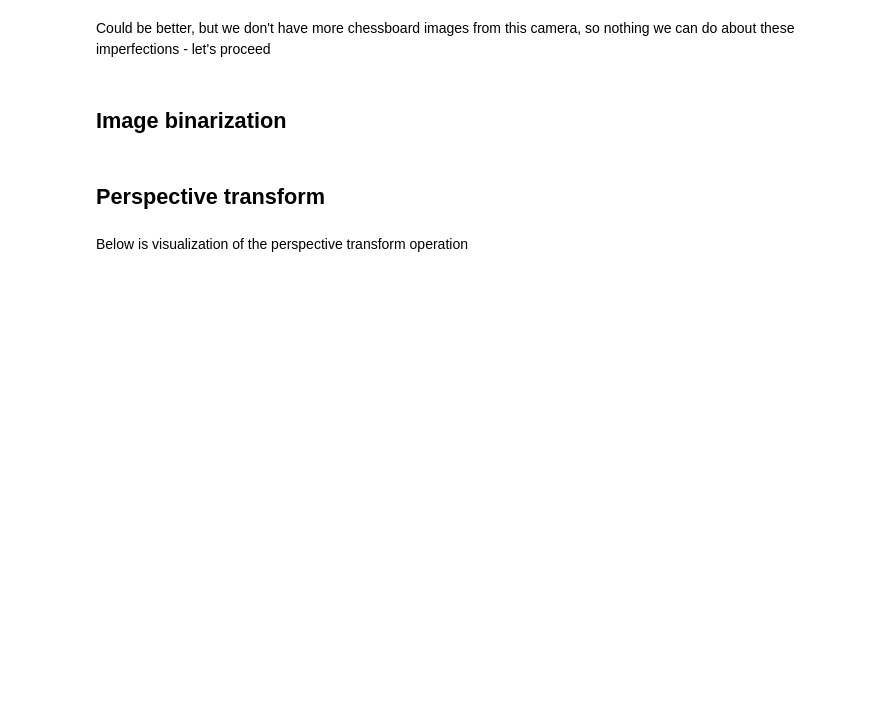
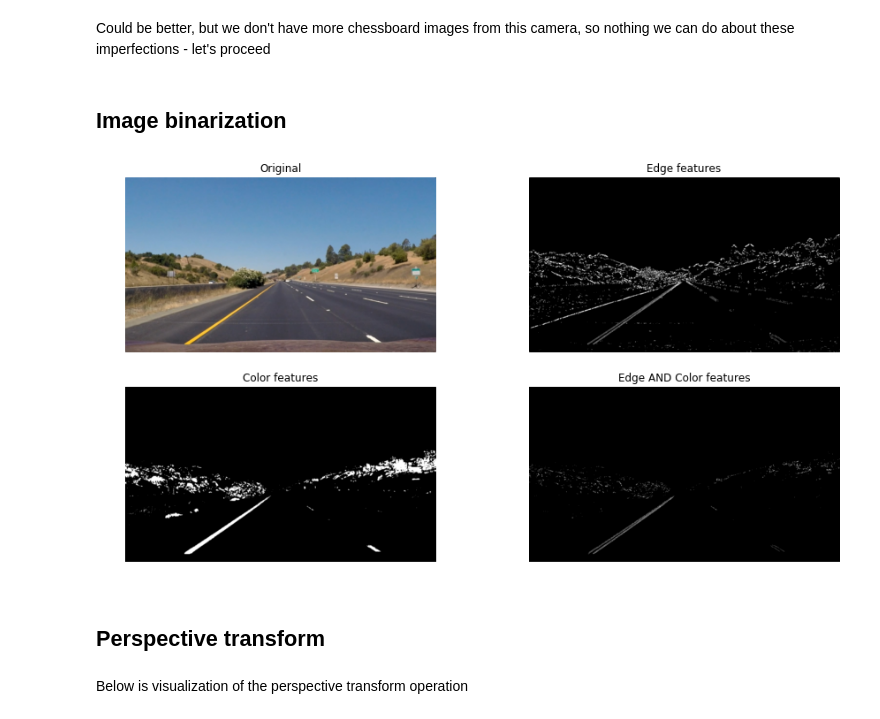
Before and after one commit to toshas/CarND-Advanced-Lane-Lines, a Jupyter notebook: P4.ipynb, the cells around one changed output. Cells and saved outputs as stored; diff of their text form; code cells hidden in the pictures; blank space fills up the shorter version.

Commit message:
added binarization methods

```diff
--- a/P4.ipynb
+++ b/P4.ipynb
@@ -9,6 +9,8 @@ import matplotlib as mpl
 import matplotlib.pyplot as plt
 %matplotlib inline
 # kill axis in rcParams
+#print(mpl.rcParams.keys())
+mpl.rc('image', interpolation='bilinear')
 mpl.rc('axes.spines',top=False,bottom=False,left=False,right=False);
 mpl.rc('axes',facecolor=(1,1,1,0),edgecolor=(1,1,1,0));
 mpl.rc(('xtick','ytick'),color=(1,1,1,0));
@@ -143,3 +199,7 @@ Could be better, but we don't have more chessboard images from this camera, so n
+# %%
+visualizeBinarization()
+# %% [output]
+[figure, added]
 # %% [markdown]
 ## Perspective transform
 # %%
```
Also changed, not shown: parts of 4 cells of this notebook.
